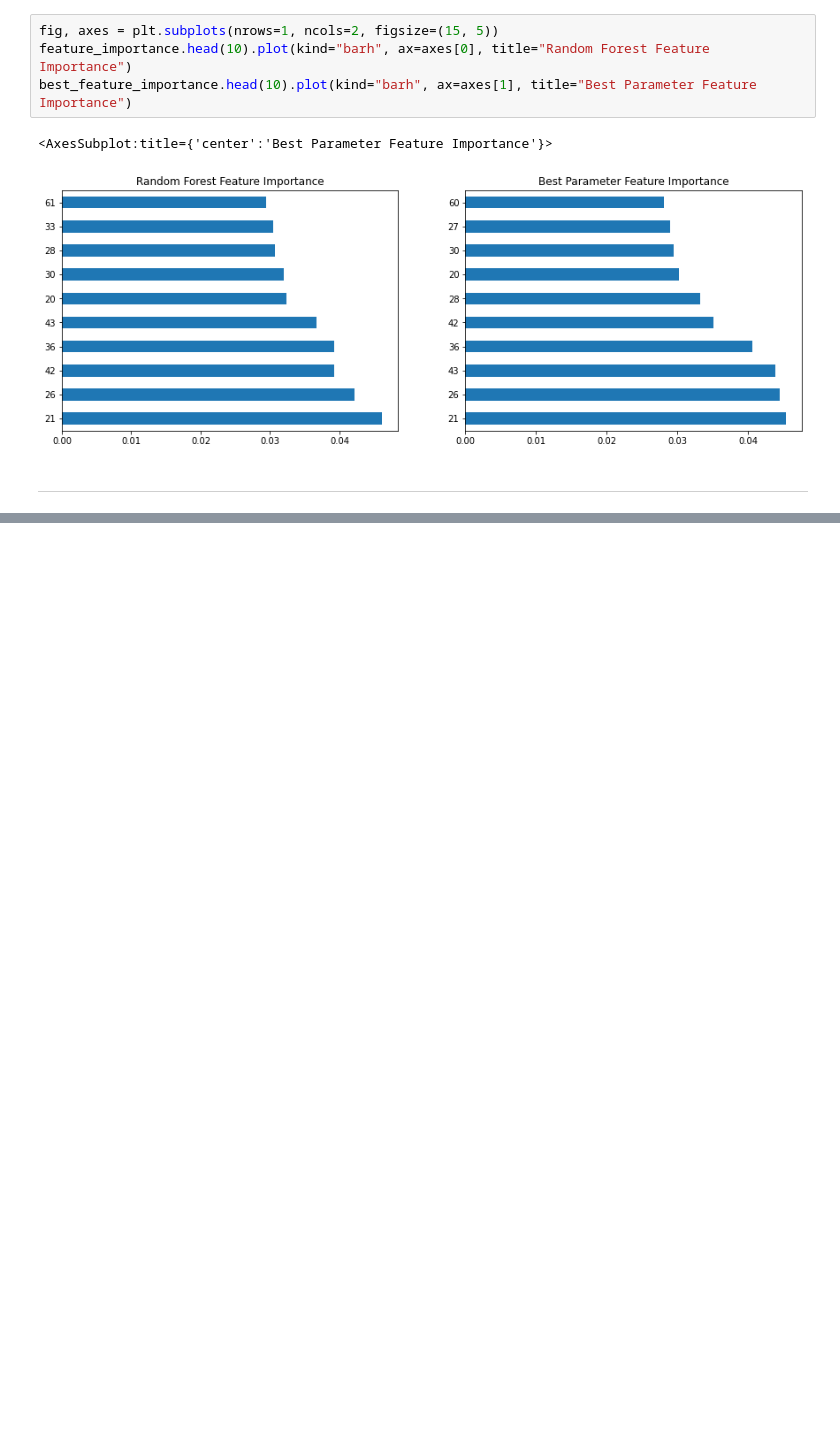
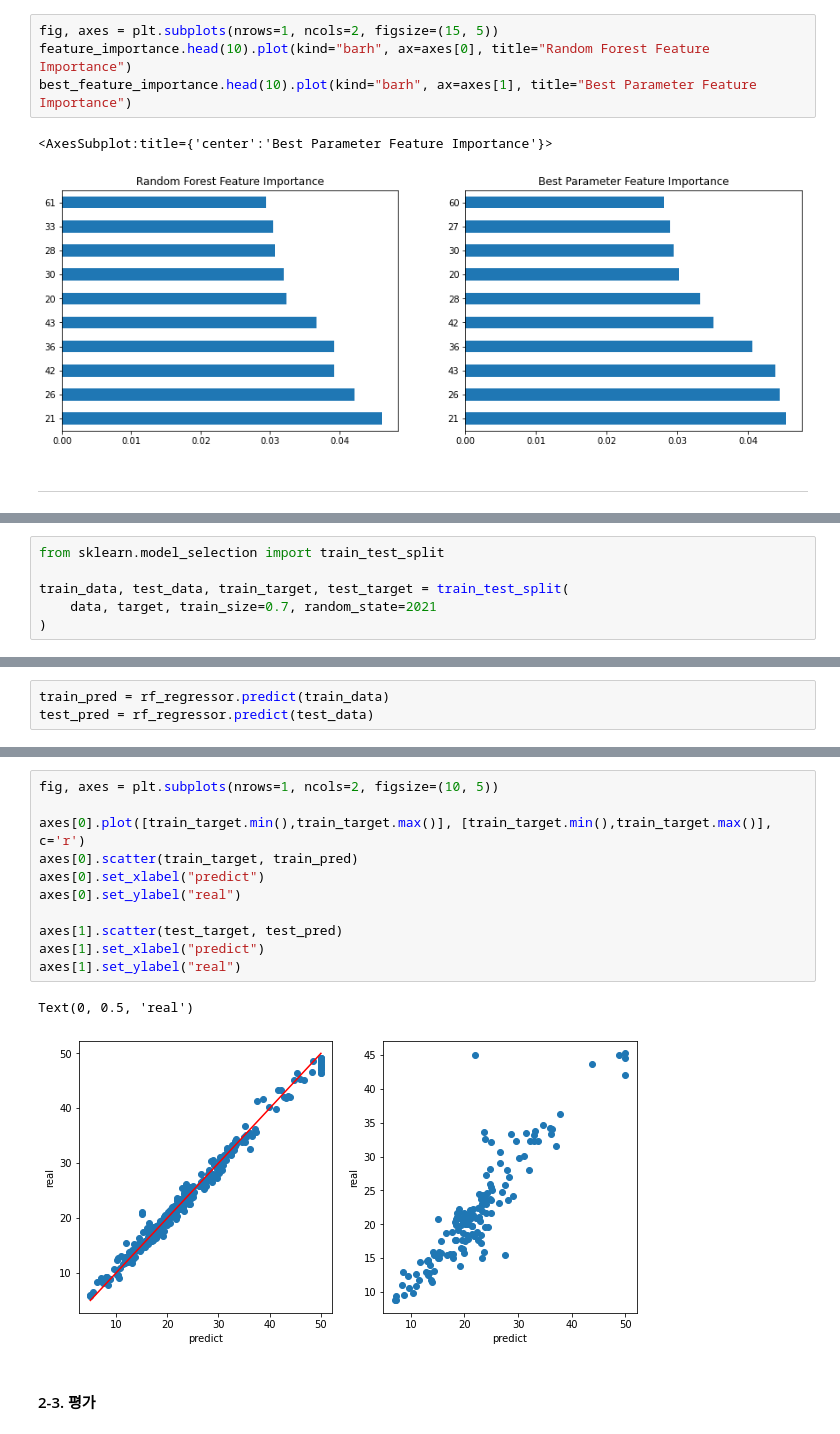
Before and after one commit to Junuux/Python_ML, a Jupyter notebook: Machine_Learning/Random_Forest.ipynb, the cells around one changed output, grey strips where cells are left out. Drawn from its saved outputs; the diff is of its cells as text; blank space fills up the shorter version.

```diff
--- a/Machine_Learning/Random_Forest.ipynb
+++ b/Machine_Learning/Random_Forest.ipynb
@@ -311,0 +384,6 @@ best_feature_importance.head(10).plot(kind="barh", ax=axes[1], title="Best Param
+# %%
+from sklearn.model_selection import train_test_split
+
+train_data, test_data, train_target, test_target = train_test_split(
+    data, target, train_size=0.7, random_state=2021
+)
@@ -311,0 +404,3 @@ best_feature_importance.head(10).plot(kind="barh", ax=axes[1], title="Best Param
+# %%
+train_pred = rf_regressor.predict(train_data)
+test_pred = rf_regressor.predict(test_data)
@@ -311,0 +411,16 @@ best_feature_importance.head(10).plot(kind="barh", ax=axes[1], title="Best Param
+# %%
+fig, axes = plt.subplots(nrows=1, ncols=2, figsize=(10, 5))
+
+axes[0].plot([train_target.min(),train_target.max()], [train_target.min(),train_target.max()], c='r')
+axes[0].scatter(train_target, train_pred)
+axes[0].set_xlabel("predict")
+axes[0].set_ylabel("real")
+
+axes[1].scatter(test_target, test_pred)
+axes[1].set_xlabel("predict")
+axes[1].set_ylabel("real")
+# %% [output]
+Text(0, 0.5, 'real')
+[figure, added]
+# %% [markdown]
+#### 2-3. 평가
```
Also changed, not shown: parts of 37 cells of this notebook, 3 other files.
